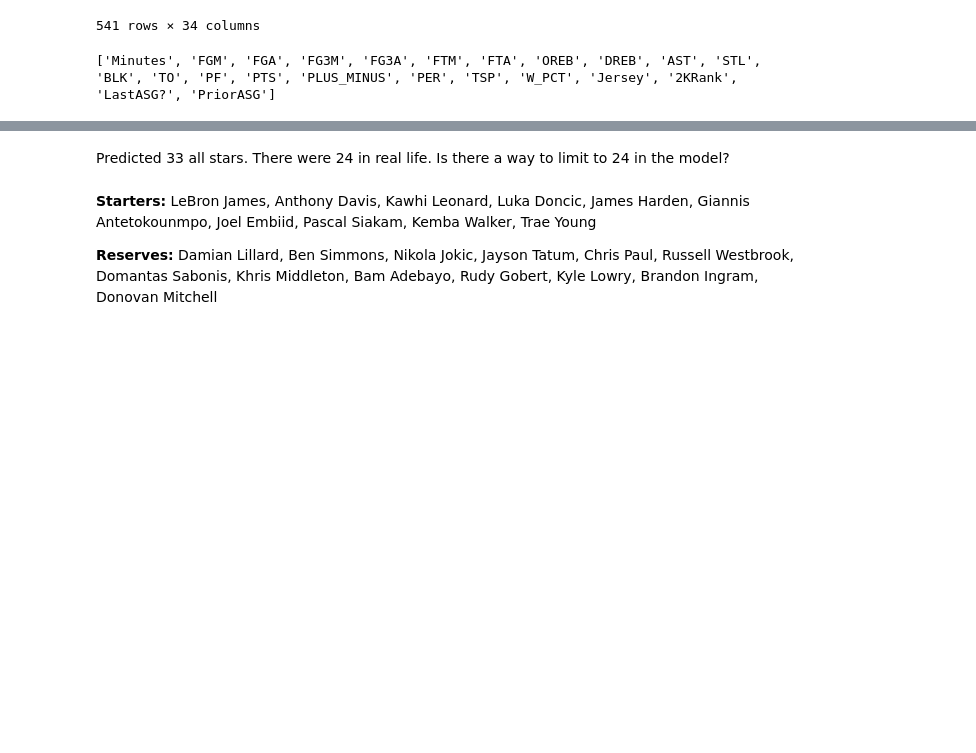
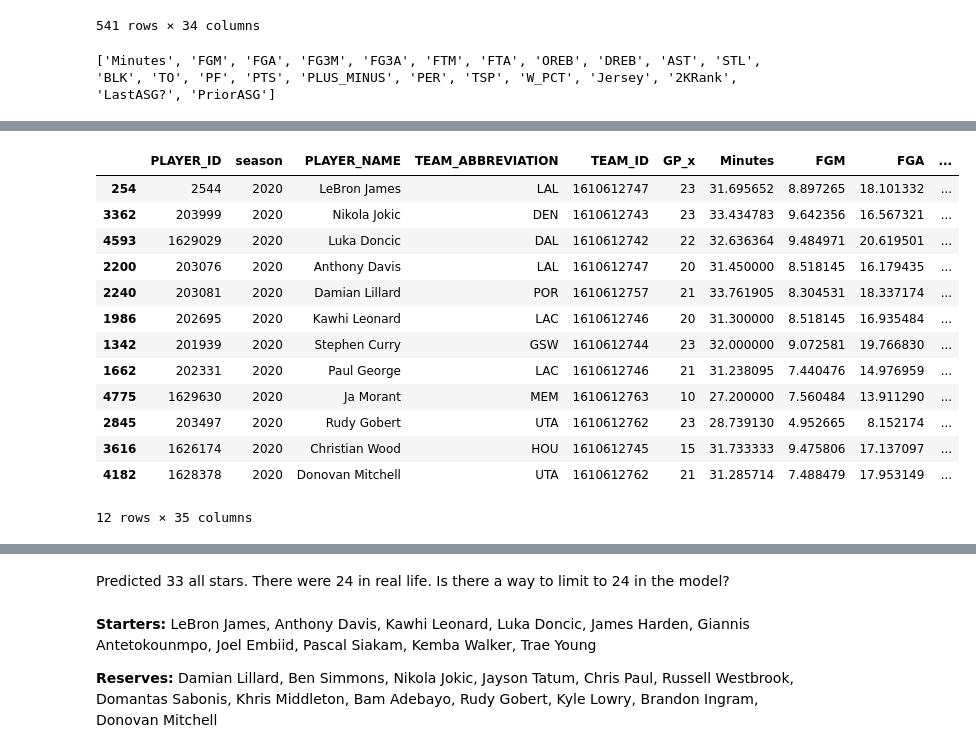
Before and after one commit to nland13/426-All-Star-Project, a Jupyter notebook: Allstar_Final.ipynb, the cells around one changed output, grey strips where cells are left out. Drawn from its saved outputs; the diff is of its cells as text; code cells hidden in the pictures; blank space fills up the shorter version.

```diff
--- a/Allstar_Final.ipynb
+++ b/Allstar_Final.ipynb
@@ -524,7 +529,6 @@ best score: 0.9778708133971291
 # %%
-mydata = grouped[(grouped['season'] == 2020)]
-mydata = mydata.drop('Selected?', axis=1, errors='coerce')
-mydata
+dftest = dftest.drop('Selected?', axis=1, errors='coerce')
+dftest
 # %% [output]
 |  | PLAYER_ID | season | PLAYER_NAME | TEAM_ABBREVIATION | TEAM_ID | GP_x | Minutes | FGM | FGA | ... |
 | 254 | 2544 | 2020 | LeBron James | LAL | 1610612747 | 23 | 31.695652 | 8.897265 | 18.101332 | ... |
@@ -553,6 +549,6 @@ print(xcols)
 ['Minutes', 'FGM', 'FGA', 'FG3M', 'FG3A', 'FTM', 'FTA', 'OREB', 'DREB', 'AST', 'STL', 'BLK', 'TO', 'PF', 'PTS', 'PLUS_MINUS', 'PER', 'TSP', 'W_PCT', 'Jersey', '2KRank', 'LastASG?', 'PriorASG']
 # %%
 # time to predict
-pred = clf.predict(mydata[xcols2])
+pred = clf.predict_proba(dftest[xcols2])[:,1]
 print(pred)
 # %% [output]
@@ -574,5 +572,5 @@ print(pred)
 # %%
 # add predictions to df
-mydata['All-Star'] = pred.tolist()
+dftest['All-Star'] = pred.tolist()
 print(mydata)
 # %% [output]
@@ -613,0 +594,21 @@ mydata.loc[mydata['All-Star'] == 1]
+# %%
+dftest.loc[(dftest['PLAYER_NAME']=='James Harden'),'CONFERENCE'] = 'East'
+# %%
+# West Predictions
+
+dftest[dftest['CONFERENCE']=='West'].sort_values(by='All-Star', ascending=False).head(12)
+# %% [output]
+|  | PLAYER_ID | season | PLAYER_NAME | TEAM_ABBREVIATION | TEAM_ID | GP_x | Minutes | FGM | FGA | ... |
+| 254 | 2544 | 2020 | LeBron James | LAL | 1610612747 | 23 | 31.695652 | 8.897265 | 18.101332 | ... |
+| 3362 | 203999 | 2020 | Nikola Jokic | DEN | 1610612743 | 23 | 33.434783 | 9.642356 | 16.567321 | ... |
+| 4593 | 1629029 | 2020 | Luka Doncic | DAL | 1610612742 | 22 | 32.636364 | 9.484971 | 20.619501 | ... |
+| 2200 | 203076 | 2020 | Anthony Davis | LAL | 1610612747 | 20 | 31.450000 | 8.518145 | 16.179435 | ... |
+| 2240 | 203081 | 2020 | Damian Lillard | POR | 1610612757 | 21 | 33.761905 | 8.304531 | 18.337174 | ... |
+| 1986 | 202695 | 2020 | Kawhi Leonard | LAC | 1610612746 | 20 | 31.300000 | 8.518145 | 16.935484 | ... |
+| 1342 | 201939 | 2020 | Stephen Curry | GSW | 1610612744 | 23 | 32.000000 | 9.072581 | 19.766830 | ... |
+| 1662 | 202331 | 2020 | Paul George | LAC | 1610612746 | 21 | 31.238095 | 7.440476 | 14.976959 | ... |
+| 4775 | 1629630 | 2020 | Ja Morant | MEM | 1610612763 | 10 | 27.200000 | 7.560484 | 13.911290 | ... |
+| 2845 | 203497 | 2020 | Rudy Gobert | UTA | 1610612762 | 23 | 28.739130 | 4.952665 | 8.152174 | ... |
+| 3616 | 1626174 | 2020 | Christian Wood | HOU | 1610612745 | 15 | 31.733333 | 9.475806 | 17.137097 | ... |
+| 4182 | 1628378 | 2020 | Donovan Mitchell | UTA | 1610612762 | 21 | 31.285714 | 7.488479 | 17.953149 | ... |
+12 rows × 35 columns
```
Also changed, not shown: parts of 22 cells of this notebook.
